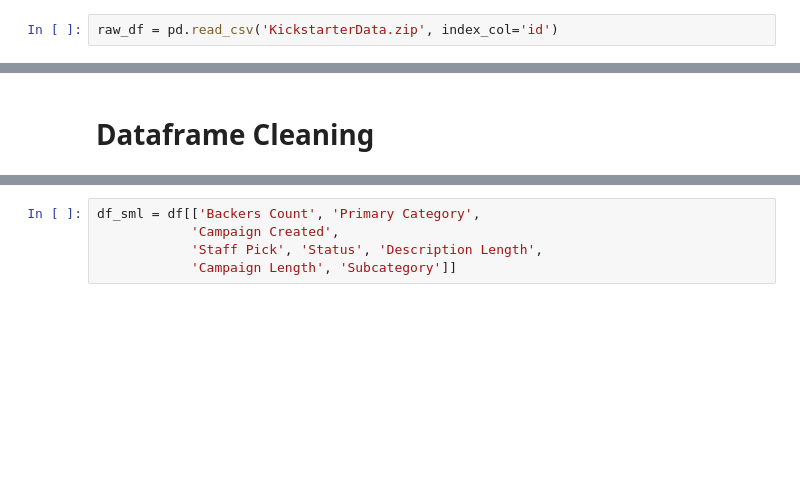
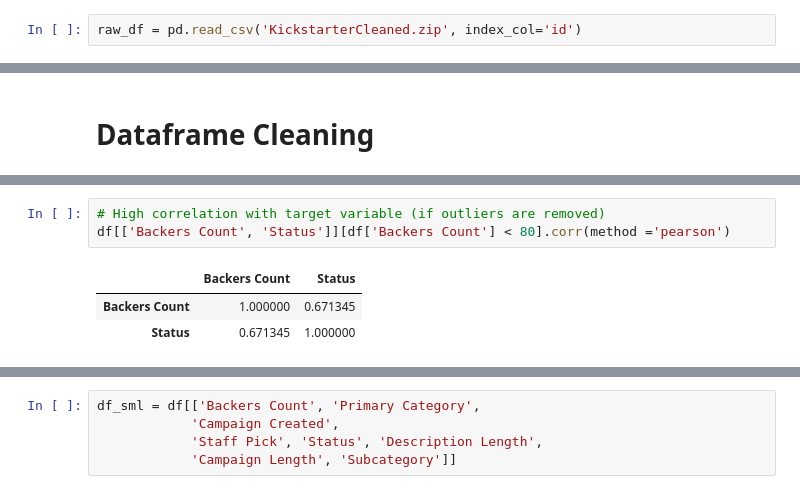
Before and after one commit to BW-Kickstarter-Success-03/campaign_eval, a Jupyter notebook: Kickstarter_project.ipynb, the cells around one changed output, grey strips where cells are left out. Drawn from its saved outputs; the diff is of its cells as text; blank space fills up the shorter version.

```diff
--- a/Kickstarter_project.ipynb
+++ b/Kickstarter_project.ipynb
@@ -13,7 +11,7 @@ ModuleNotFoundError: No module named 'seaborn'
 
 # raw_df = pd.read_csv(data_path, index_col='idb
 # %%
-raw_df = pd.read_csv('KickstarterData.zip', index_col='id')
+raw_df = pd.read_csv('KickstarterCleaned.zip', index_col='id')
 # %% [markdown]
 # Exploratory Data Analysis
 # %%
@@ -160,0 +179,7 @@ memory usage: 22.1+ MB
+# %%
+# High correlation with target variable (if outliers are removed)
+df[['Backers Count', 'Status']][df['Backers Count'] < 80].corr(method ='pearson')
+# %% [output]
+|  | Backers Count | Status |
+| Backers Count | 1.000000 | 0.671345 |
+| Status | 0.671345 | 1.000000 |
```
Also changed, not shown: parts of 18 cells of this notebook.
